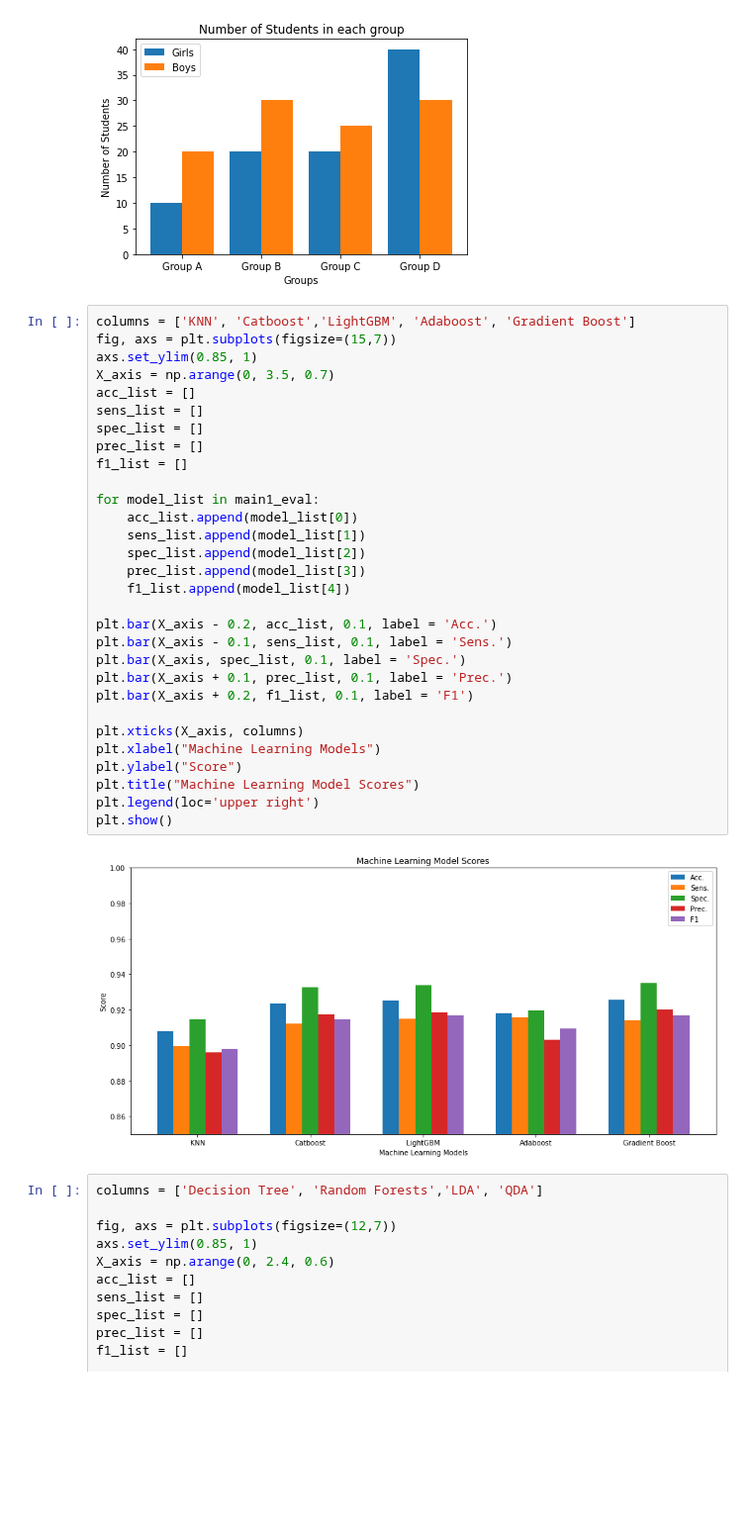
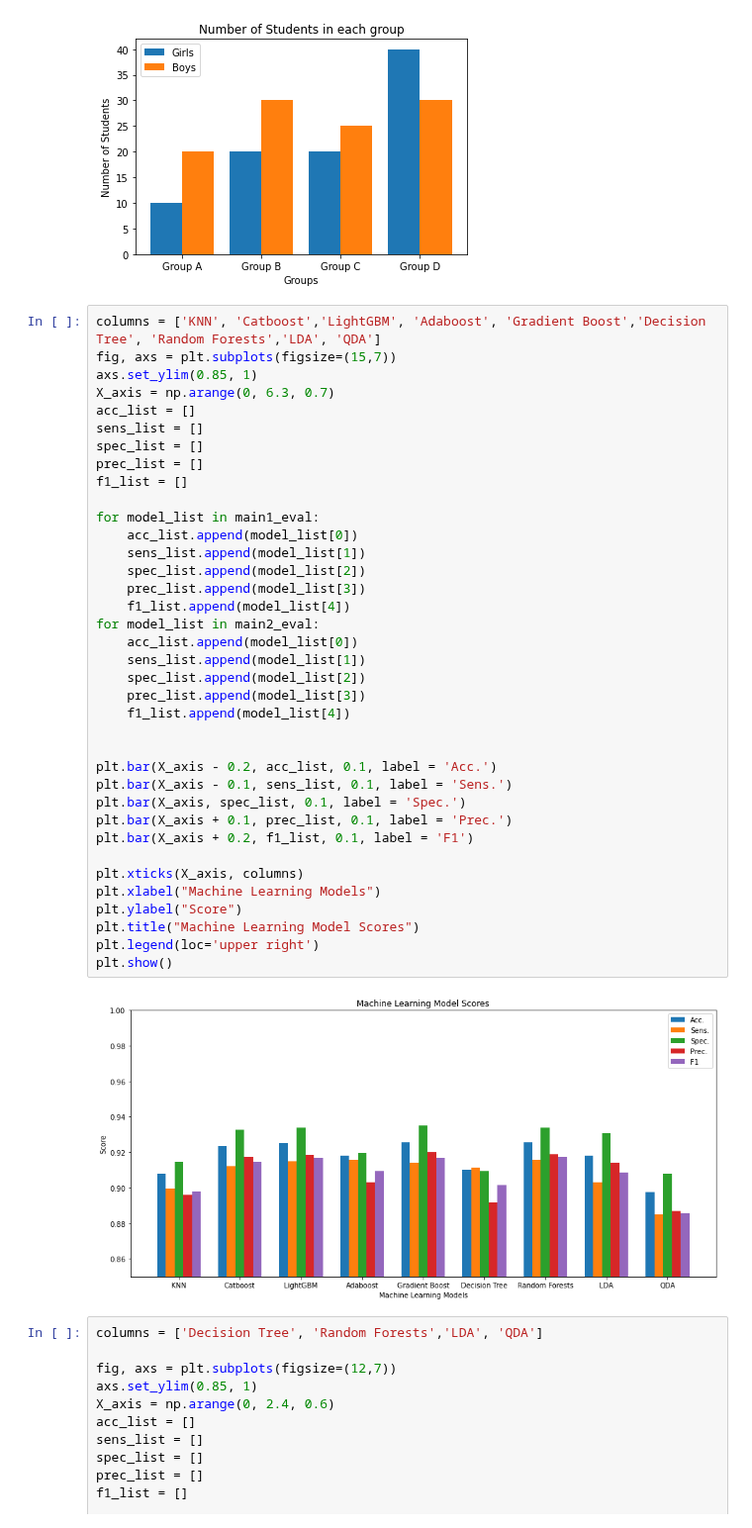
Before and after one commit to NNLUliskey/svsm_ml_2022, a Jupyter notebook: Graphs of ML Models.ipynb, the cells around one changed output. Shown at 99% size. Cells and saved outputs as stored; diff of their text form; blank space fills up the shorter version.

```diff
--- a/Graphs of ML Models.ipynb
+++ b/Graphs of ML Models.ipynb
@@ -67,37 +67,44 @@ plt.show()
 [0 1 2 3]
 [figure]
 # %%
-columns = ['KNN', 'Catboost','LightGBM', 'Adaboost', 'Gradient Boost']
+columns = ['KNN', 'Catboost','LightGBM', 'Adaboost', 'Gradient Boost','Decision Tree', 'Random Forests','LDA', 'QDA']
 fig, axs = plt.subplots(figsize=(15,7))
 axs.set_ylim(0.85, 1)
-X_axis = np.arange(0, 3.5, 0.7)
+X_axis = np.arange(0, 6.3, 0.7)
 acc_list = []
 sens_list = []
 spec_list = []
 prec_list = []
 f1_list = []
 
 for model_list in main1_eval:
     acc_list.append(model_list[0])
     sens_list.append(model_list[1])
     spec_list.append(model_list[2])
     prec_list.append(model_list[3])
     f1_list.append(model_list[4])
+for model_list in main2_eval:
+    acc_list.append(model_list[0])
+    sens_list.append(model_list[1])
+    spec_list.append(model_list[2])
+    prec_list.append(model_list[3])
+    f1_list.append(model_list[4])
+
 
 plt.bar(X_axis - 0.2, acc_list, 0.1, label = 'Acc.')
 plt.bar(X_axis - 0.1, sens_list, 0.1, label = 'Sens.')
 plt.bar(X_axis, spec_list, 0.1, label = 'Spec.')
 plt.bar(X_axis + 0.1, prec_list, 0.1, label = 'Prec.')
 plt.bar(X_axis + 0.2, f1_list, 0.1, label = 'F1')
 
 plt.xticks(X_axis, columns)
 plt.xlabel("Machine Learning Models")
 plt.ylabel("Score")
 plt.title("Machine Learning Model Scores")
 plt.legend(loc='upper right')
 plt.show()
 # %% [output]
-[figure, old version]
+[figure, new version]
 # %%
 columns = ['Decision Tree', 'Random Forests','LDA', 'QDA']
 
```
